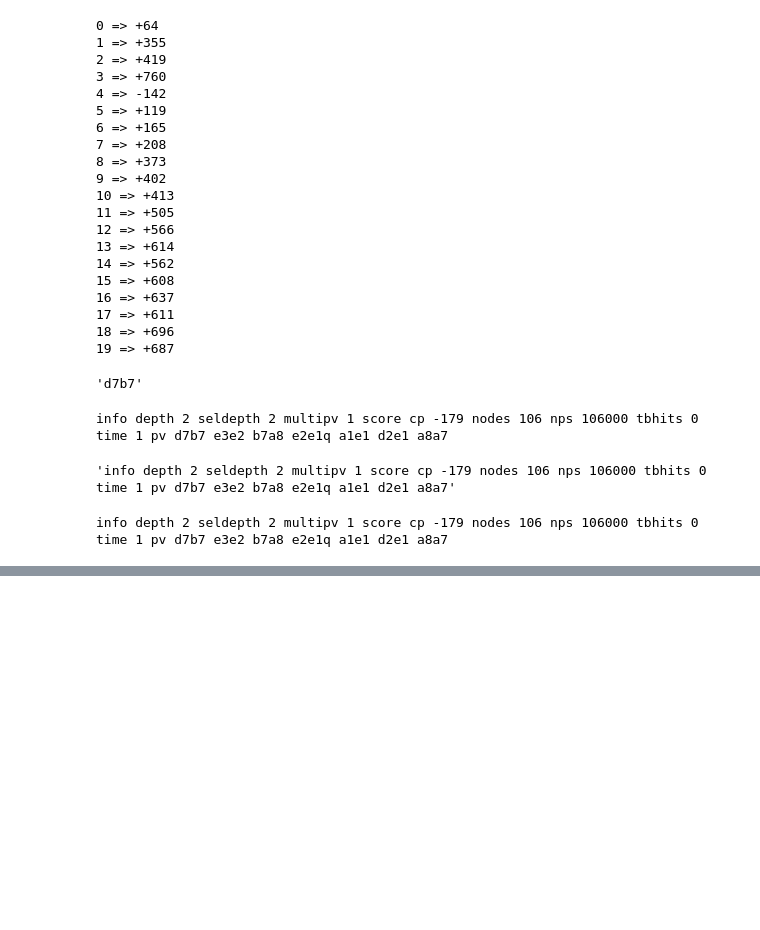
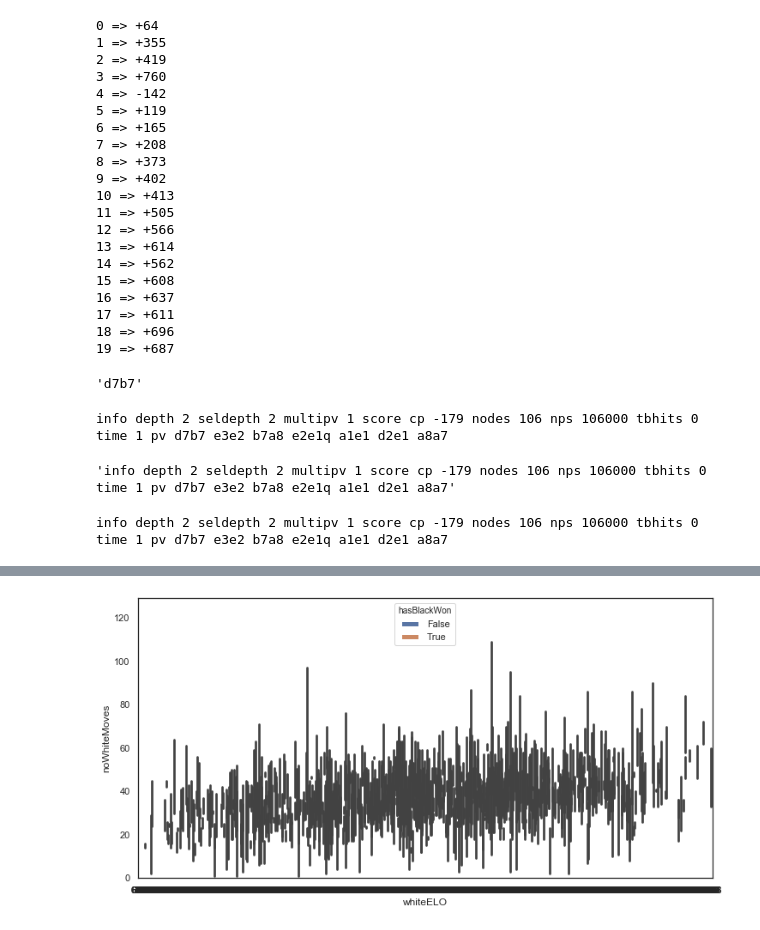
Before and after one commit to mayankX/Chess-ELO-Predictor, a Jupyter notebook: notebooks/Playground.ipynb, the cells around one changed output, grey strips where cells are left out. Saved outputs shown, nothing was run; the diff lists cells and outputs as text; code cells hidden in the pictures; blank space fills up the shorter version.

```diff
--- a/notebooks/Playground.ipynb
+++ b/notebooks/Playground.ipynb
@@ -188,0 +287,9 @@ info depth 2 seldepth 2 multipv 1 score cp -179 nodes 106 nps 106000 tbhits 0 ti
+# %%
+fig, ax = plt.subplots(figsize=(12, 6))
+sns.barplot(
+    x="whiteELO", y="noWhiteMoves",
+    hue="hasBlackWon", lw=3,
+    data=data.query('termination == "Time forfeit"')
+);
+# %% [output]
+[figure, added]
```
Also changed, not shown: parts of 18 cells of this notebook, 4 other files.
